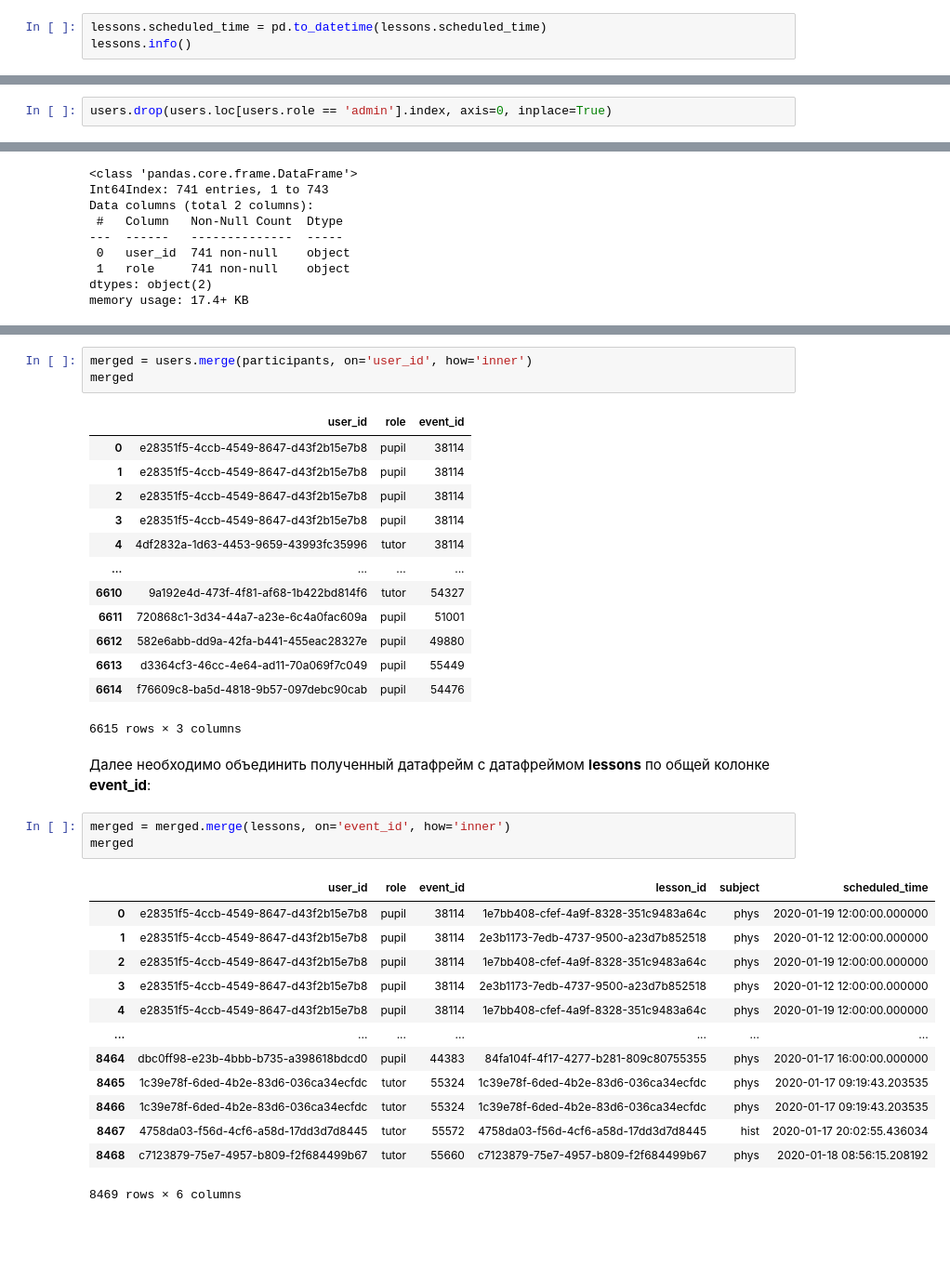
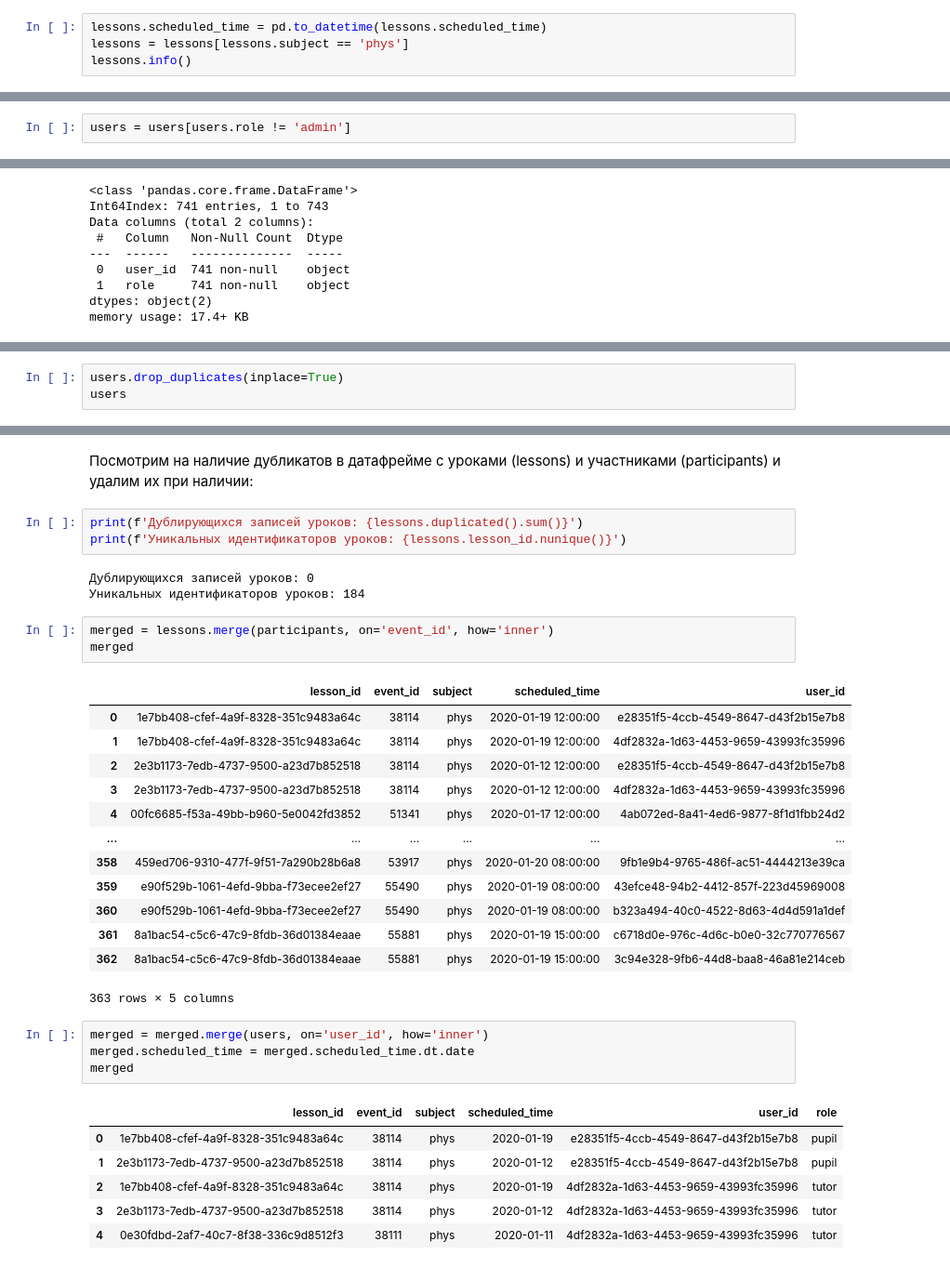
Before and after one commit to LawrenceGrigoryan/Tetrika-School, a Jupyter notebook: Tetrika Test Tasks.ipynb, the cells around one changed output, grey strips where cells are left out. Shown: that part at 93% size. Drawn from its saved outputs; the diff is of its cells as text; blank space fills up the shorter version.

```diff
--- a/Tetrika Test Tasks.ipynb
+++ b/Tetrika Test Tasks.ipynb
@@ -352,5 +354,6 @@ del_spaces(lessons)
 # %%
 lessons.scheduled_time = pd.to_datetime(lessons.scheduled_time)
+lessons = lessons[lessons.subject == 'phys']
 lessons.info()
 # %% [output]
 <class 'pandas.core.frame.DataFrame'>
@@ -517,5 +524,5 @@ print(f'Уникальные пользователи:\n {users.role.unique()}')
 # %%
-users.drop(users.loc[users.role == 'admin'].index, axis=0, inplace=True)
+users = users[users.role != 'admin']
 # %%
 users.info()
 # %% [output]
@@ -534,0 +548,3 @@ memory usage: 17.4+ KB
+# %%
+users.drop_duplicates(inplace=True)
+users
@@ -535,36 +565,36 @@ memory usage: 17.4+ KB
+# %% [markdown]
+Посмотрим на наличие дубликатов в датафрейме с уроками (lessons) и участниками (participants) и удалим их при наличии:
+# %%
+print(f'Дублирующихся записей уроков: {lessons.duplicated().sum()}')
+print(f'Уникальных идентификаторов уроков: {lessons.lesson_id.nunique()}')
+# %% [output]
+Дублирующихся записей уроков: 0
+Уникальных идентификаторов уроков: 184
 # %%
-merged = users.merge(participants, on='user_id', how='inner')
+merged = lessons.merge(participants, on='event_id', how='inner')
 merged
 # %% [output]
-|  | user_id | role | event_id |
-| 0 | e28351f5-4ccb-4549-8647-d43f2b15e7b8 | pupil | 38114 |
-| 1 | e28351f5-4ccb-4549-8647-d43f2b15e7b8 | pupil | 38114 |
-| 2 | e28351f5-4ccb-4549-8647-d43f2b15e7b8 | pupil | 38114 |
-| 3 | e28351f5-4ccb-4549-8647-d43f2b15e7b8 | pupil | 38114 |
-| 4 | 4df2832a-1d63-4453-9659-43993fc35996 | tutor | 38114 |
-| ... | ... | ... | ... |
-| 6610 | 9a192e4d-473f-4f81-af68-1b422bd814f6 | tutor | 54327 |
-| 6611 | 720868c1-3d34-44a7-a23e-6c4a0fac609a | pupil | 51001 |
-| 6612 | 582e6abb-dd9a-42fa-b441-455eac28327e | pupil | 49880 |
-| 6613 | d3364cf3-46cc-4e64-ad11-70a069f7c049 | pupil | 55449 |
-| 6614 | f76609c8-ba5d-4818-9b57-097debc90cab | pupil | 54476 |
+|  | lesson_id | event_id | subject | scheduled_time | user_id |
+| 0 | 1e7bb408-cfef-4a9f-8328-351c9483a64c | 38114 | phys | 2020-01-19 12:00:00 | e28351f5-4ccb-4549-8647-d43f2b15e7b8 |
+| 1 | 1e7bb408-cfef-4a9f-8328-351c9483a64c | 38114 | phys | 2020-01-19 12:00:00 | 4df2832a-1d63-4453-9659-43993fc35996 |
+| 2 | 2e3b1173-7edb-4737-9500-a23d7b852518 | 38114 | phys | 2020-01-12 12:00:00 | e28351f5-4ccb-4549-8647-d43f2b15e7b8 |
+| 3 | 2e3b1173-7edb-4737-9500-a23d7b852518 | 38114 | phys | 2020-01-12 12:00:00 | 4df2832a-1d63-4453-9659-43993fc35996 |
+| 4 | 00fc6685-f53a-49bb-b960-5e0042fd3852 | 51341 | phys | 2020-01-17 12:00:00 | 4ab072ed-8a41-4ed6-9877-8f1d1fbb24d2 |
+| ... | ... | ... | ... | ... | ... |
+| 358 | 459ed706-9310-477f-9f51-7a290b28b6a8 | 53917 | phys | 2020-01-20 08:00:00 | 9fb1e9b4-9765-486f-ac51-4444213e39ca |
+| 359 | e90f529b-1061-4efd-9bba-f73ecee2ef27 | 55490 | phys | 2020-01-19 08:00:00 | 43efce48-94b2-4412-857f-223d45969008 |
+| 360 | e90f529b-1061-4efd-9bba-f73ecee2ef27 | 55490 | phys | 2020-01-19 08:00:00 | b323a494-40c0-4522-8d63-4d4d591a1def |
+| 361 | 8a1bac54-c5c6-47c9-8fdb-36d01384eaae | 55881 | phys | 2020-01-19 15:00:00 | c6718d0e-976c-4d6c-b0e0-32c770776567 |
+| 362 | 8a1bac54-c5c6-47c9-8fdb-36d01384eaae | 55881 | phys | 2020-01-19 15:00:00 | 3c94e328-9fb6-44d8-baa8-46a81e214ceb |
-6615 rows × 3 columns
+363 rows × 5 columns
-# %% [markdown]
-Далее необходимо объединить полученный датафрейм с датафреймом **lessons** по общей колонке **event_id**:
 # %%
-merged = merged.merge(lessons, on='event_id', how='inner')
+merged = merged.merge(users, on='user_id', how='inner')
+merged.scheduled_time = merged.scheduled_time.dt.date
 merged
 # %% [output]
-|  | user_id | role | event_id | lesson_id | subject | scheduled_time |
-| 0 | e28351f5-4ccb-4549-8647-d43f2b15e7b8 | pupil | 38114 | 1e7bb408-cfef-4a9f-8328-351c9483a64c | phys | 2020-01-19 12:00:00.000000 |
-| 1 | e28351f5-4ccb-4549-8647-d43f2b15e7b8 | pupil | 38114 | 2e3b1173-7edb-4737-9500-a23d7b852518 | phys | 2020-01-12 12:00:00.000000 |
-| 2 | e28351f5-4ccb-4549-8647-d43f2b15e7b8 | pupil | 38114 | 1e7bb408-cfef-4a9f-8328-351c9483a64c | phys | 2020-01-19 12:00:00.000000 |
-| 3 | e28351f5-4ccb-4549-8647-d43f2b15e7b8 | pupil | 38114 | 2e3b1173-7edb-4737-9500-a23d7b852518 | phys | 2020-01-12 12:00:00.000000 |
-| 4 | e28351f5-4ccb-4549-8647-d43f2b15e7b8 | pupil | 38114 | 1e7bb408-cfef-4a9f-8328-351c9483a64c | phys | 2020-01-19 12:00:00.000000 |
-| ... | ... | ... | ... | ... | ... | ... |
-| 8464 | dbc0ff98-e23b-4bbb-b735-a398618bdcd0 | pupil | 44383 | 84fa104f-4f17-4277-b281-809c80755355 | phys | 2020-01-17 16:00:00.000000 |
-| 8465 | 1c39e78f-6ded-4b2e-83d6-036ca34ecfdc | tutor | 55324 | 1c39e78f-6ded-4b2e-83d6-036ca34ecfdc | phys | 2020-01-17 09:19:43.203535 |
-| 8466 | 1c39e78f-6ded-4b2e-83d6-036ca34ecfdc | tutor | 55324 | 1c39e78f-6ded-4b2e-83d6-036ca34ecfdc | phys | 2020-01-17 09:19:43.203535 |
-| 8467 | 4758da03-f56d-4cf6-a58d-17dd3d7d8445 | tutor | 55572 | 4758da03-f56d-4cf6-a58d-17dd3d7d8445 | hist | 2020-01-17 20:02:55.436034 |
-| 8468 | c7123879-75e7-4957-b809-f2f684499b67 | tutor | 55660 | c7123879-75e7-4957-b809-f2f684499b67 | phys | 2020-01-18 08:56:15.208192 |
+|  | lesson_id | event_id | subject | scheduled_time | user_id | role |
+| 0 | 1e7bb408-cfef-4a9f-8328-351c9483a64c | 38114 | phys | 2020-01-19 | e28351f5-4ccb-4549-8647-d43f2b15e7b8 | pupil |
+| 1 | 2e3b1173-7edb-4737-9500-a23d7b852518 | 38114 | phys | 2020-01-12 | e28351f5-4ccb-4549-8647-d43f2b15e7b8 | pupil |
+| 2 | 1e7bb408-cfef-4a9f-8328-351c9483a64c | 38114 | phys | 2020-01-19 | 4df2832a-1d63-4453-9659-43993fc35996 | tutor |
+| 3 | 2e3b1173-7edb-4737-9500-a23d7b852518 | 38114 | phys | 2020-01-12 | 4df2832a-1d63-4453-9659-43993fc35996 | tutor |
+| 4 | 0e30fdbd-2af7-40c7-8f38-336c9d8512f3 | 38111 | phys | 2020-01-11 | 4df2832a-1d63-4453-9659-43993fc35996 | tutor |
-8469 rows × 6 columns
```
Also changed, not shown: parts of 27 cells of this notebook.
